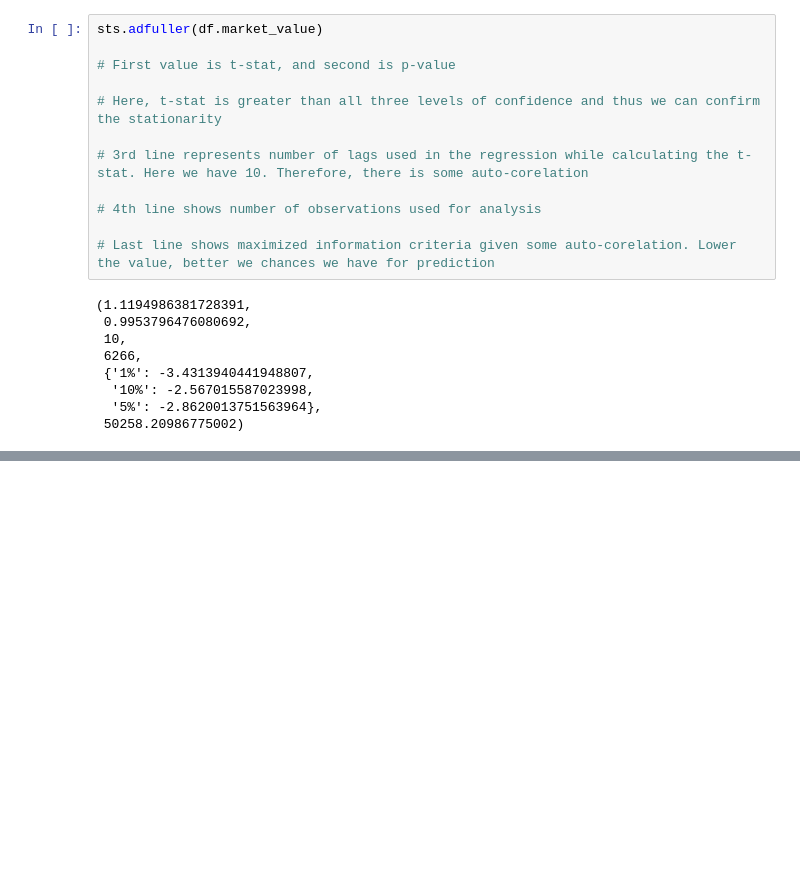
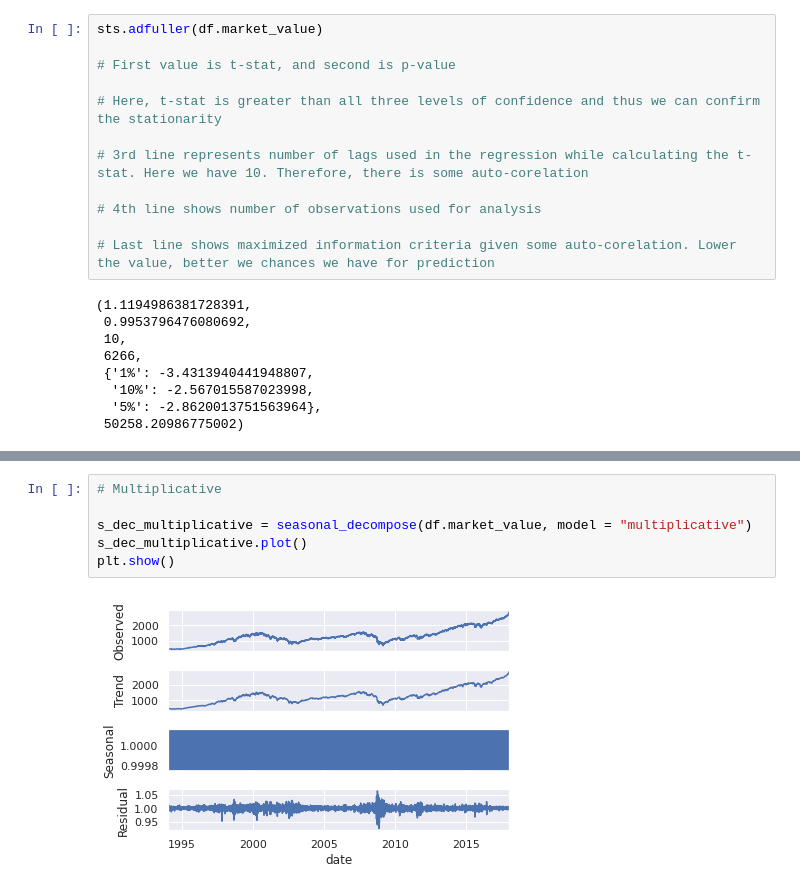
Before and after one commit to ajmal017/Time-Series-Modeling, a Jupyter notebook: 3_Working_with_Time_Series.ipynb, the cells around one changed output, grey strips where cells are left out. Saved outputs shown, nothing was run; the diff lists cells and outputs as text; blank space fills up the shorter version.

```diff
--- a/3_Working_with_Time_Series.ipynb
+++ b/3_Working_with_Time_Series.ipynb
@@ -451,0 +473,8 @@ sts.adfuller(df.wn)
+# %%
+# Multiplicative
+
+s_dec_multiplicative = seasonal_decompose(df.market_value, model = "multiplicative")
+s_dec_multiplicative.plot()
+plt.show()
+# %% [output]
+[figure, added]
```
Also changed, not shown: parts of 18 cells of this notebook.
